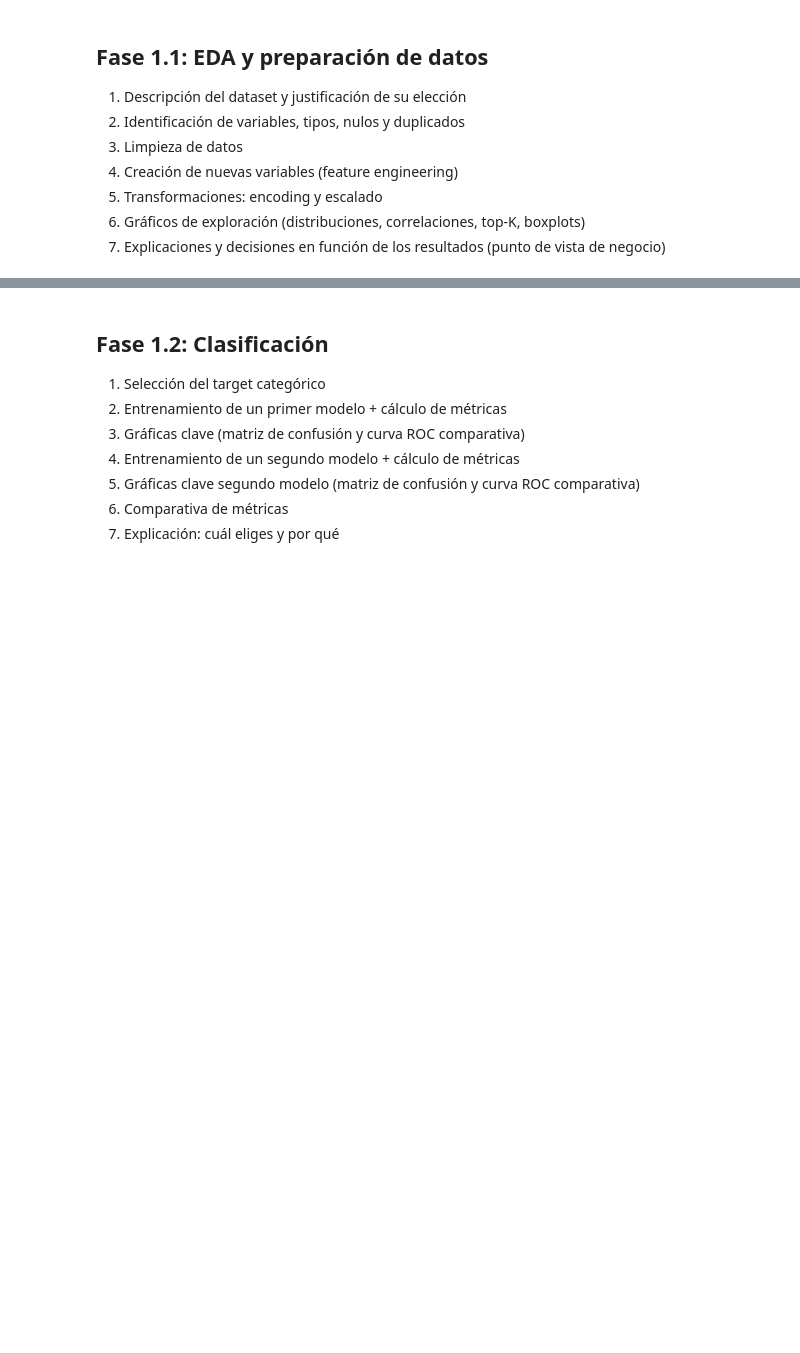
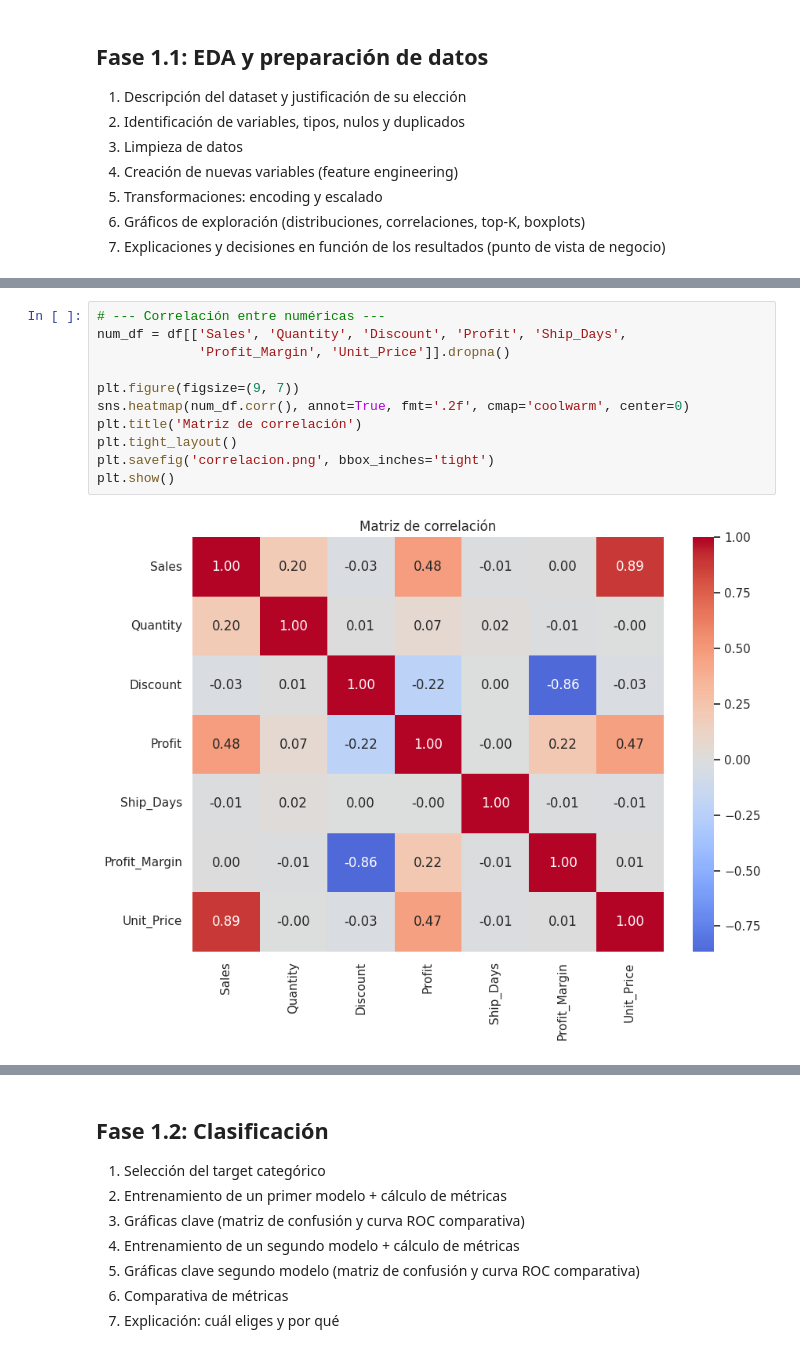
Before and after one commit to ignacastiguti/Repositorio, a Jupyter notebook: [00] - Workshops/Workshop_ML_PartTime.ipynb, the cells around one changed output, grey strips where cells are left out. Drawn from its saved outputs; the diff is of its cells as text; blank space fills up the shorter version.

```diff
--- a/[00] - Workshops/Workshop_ML_PartTime.ipynb
+++ b/[00] - Workshops/Workshop_ML_PartTime.ipynb
@@ -320,0 +316,13 @@ plt.show()
+# %%
+# --- Correlación entre numéricas ---
+num_df = df[['Sales', 'Quantity', 'Discount', 'Profit', 'Ship_Days',
+             'Profit_Margin', 'Unit_Price']].dropna()
+
+plt.figure(figsize=(9, 7))
+sns.heatmap(num_df.corr(), annot=True, fmt='.2f', cmap='coolwarm', center=0)
+plt.title('Matriz de correlación')
+plt.tight_layout()
+plt.savefig('correlacion.png', bbox_inches='tight')
+plt.show()
+# %% [output]
+[figure, added]
```
Also changed, not shown: parts of 106 cells of this notebook.
